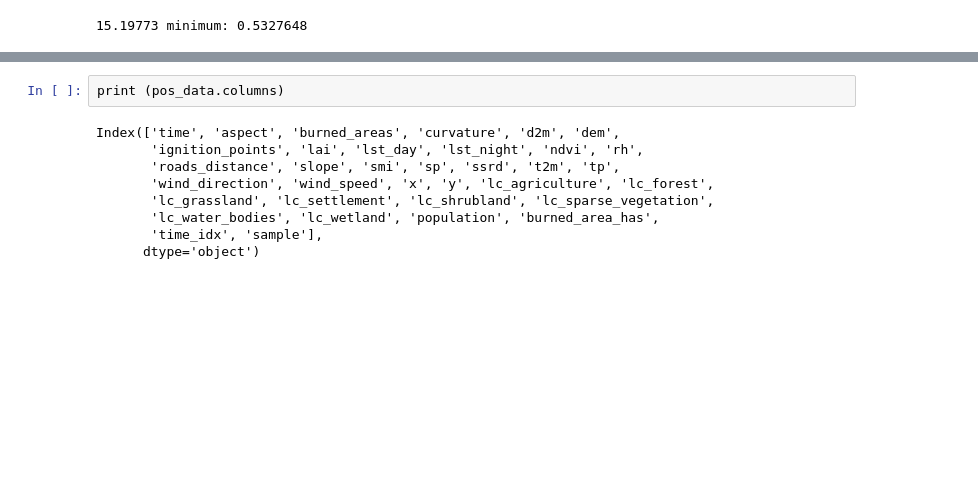
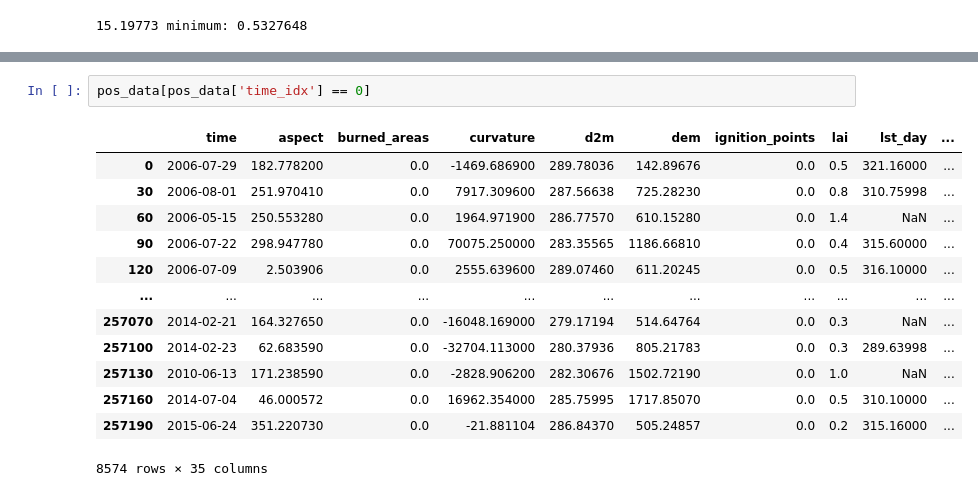
Before and after one commit to paulinebecker2002/mesogeos, a Jupyter notebook: ml_tracks/a.fire_danger/csv_print.ipynb, the cells around one changed output, grey strips where cells are left out. Saved outputs shown, nothing was run; the diff lists cells and outputs as text; blank space fills up the shorter version.

```diff
--- a/ml_tracks/a.fire_danger/csv_print.ipynb
+++ b/ml_tracks/a.fire_danger/csv_print.ipynb
@@ -15,12 +30,17 @@ neg_data
 # %%
-print (pos_data.columns)
+pos_data[pos_data['time_idx'] == 0]
 # %% [output]
+|  | time | aspect | burned_areas | curvature | d2m | dem | ignition_points | lai | lst_day | ... |
+| 0 | 2006-07-29 | 182.778200 | 0.0 | -1469.686900 | 289.78036 | 142.89676 | 0.0 | 0.5 | 321.16000 | ... |
+| 30 | 2006-08-01 | 251.970410 | 0.0 | 7917.309600 | 287.56638 | 725.28230 | 0.0 | 0.8 | 310.75998 | ... |
+| 60 | 2006-05-15 | 250.553280 | 0.0 | 1964.971900 | 286.77570 | 610.15280 | 0.0 | 1.4 | NaN | ... |
+| 90 | 2006-07-22 | 298.947780 | 0.0 | 70075.250000 | 283.35565 | 1186.66810 | 0.0 | 0.4 | 315.60000 | ... |
+| 120 | 2006-07-09 | 2.503906 | 0.0 | 2555.639600 | 289.07460 | 611.20245 | 0.0 | 0.5 | 316.10000 | ... |
+| ... | ... | ... | ... | ... | ... | ... | ... | ... | ... | ... |
+| 257070 | 2014-02-21 | 164.327650 | 0.0 | -16048.169000 | 279.17194 | 514.64764 | 0.0 | 0.3 | NaN | ... |
+| 257100 | 2014-02-23 | 62.683590 | 0.0 | -32704.113000 | 280.37936 | 805.21783 | 0.0 | 0.3 | 289.63998 | ... |
+| 257130 | 2010-06-13 | 171.238590 | 0.0 | -2828.906200 | 282.30676 | 1502.72190 | 0.0 | 1.0 | NaN | ... |
+| 257160 | 2014-07-04 | 46.000572 | 0.0 | 16962.354000 | 285.75995 | 1717.85070 | 0.0 | 0.5 | 310.10000 | ... |
+| 257190 | 2015-06-24 | 351.220730 | 0.0 | -21.881104 | 286.84370 | 505.24857 | 0.0 | 0.2 | 315.16000 | ... |
-Index(['time', 'aspect', 'burned_areas', 'curvature', 'd2m', 'dem',
-       'ignition_points', 'lai', 'lst_day', 'lst_night', 'ndvi', 'rh',
-       'roads_distance', 'slope', 'smi', 'sp', 'ssrd', 't2m', 'tp',
-       'wind_direction', 'wind_speed', 'x', 'y', 'lc_agriculture', 'lc_forest',
-       'lc_grassland', 'lc_settlement', 'lc_shrubland', 'lc_sparse_vegetation',
-       'lc_water_bodies', 'lc_wetland', 'population', 'burned_area_has',
-       'time_idx', 'sample'],
-      dtype='object')
+8574 rows × 35 columns
 # %%
```
Also changed, not shown: parts of 11 cells of this notebook, 10 other files.
